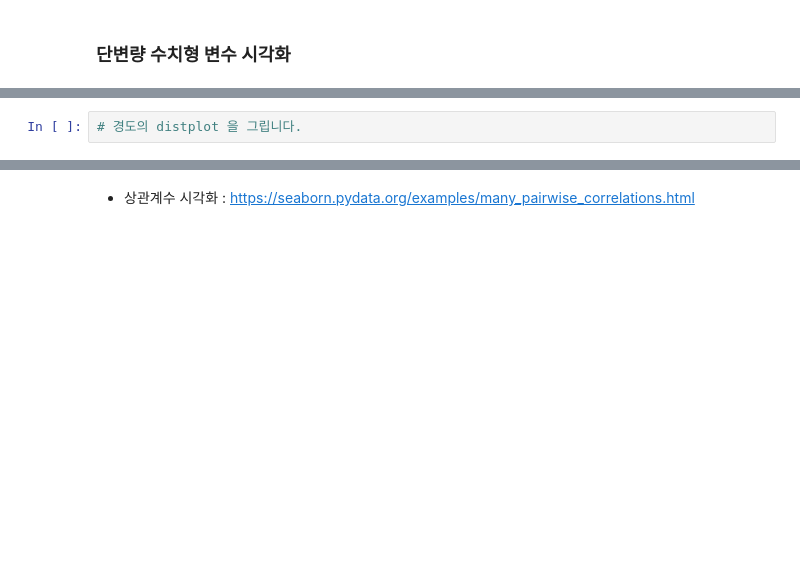
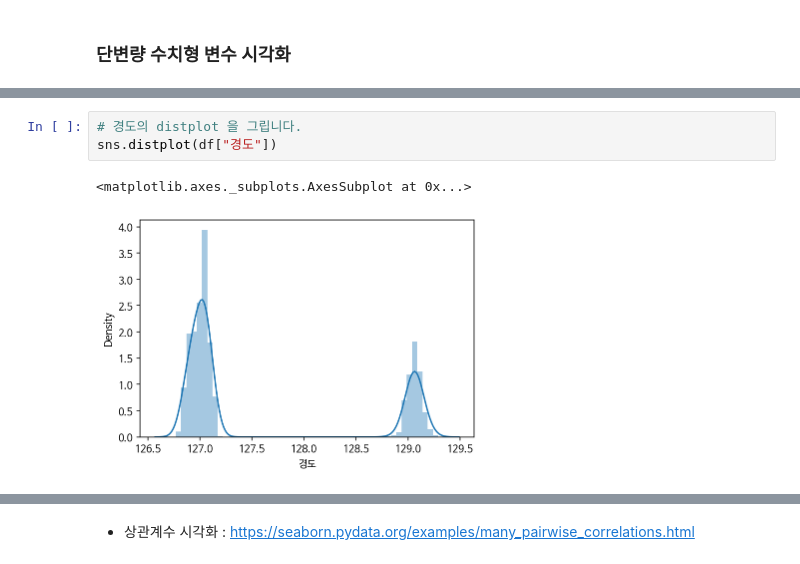
Before and after one commit to seonwoojh/Python_Tutorial, a Jupyter notebook: 02-store-eda-input.ipynb, the cells around one changed output, grey strips where cells are left out. Drawn from its saved outputs; the diff is of its cells as text; blank space fills up the shorter version.

```diff
--- a/02-store-eda-input.ipynb
+++ b/02-store-eda-input.ipynb
@@ -530,4 +624,8 @@ df.loc[0, "상호명"]
 # %%
 # 경도의 distplot 을 그립니다.
+sns.distplot(df["경도"])
+# %% [output]
+<matplotlib.axes._subplots.AxesSubplot at 0x...>
+[figure, added]
 # %%
 # 위도의 평균, 중앙값을 표현하고 color로 선의 색상을 linestyle 로 점선으로 표시해 봅니다.
```
Also changed, not shown: parts of 28 cells of this notebook.
